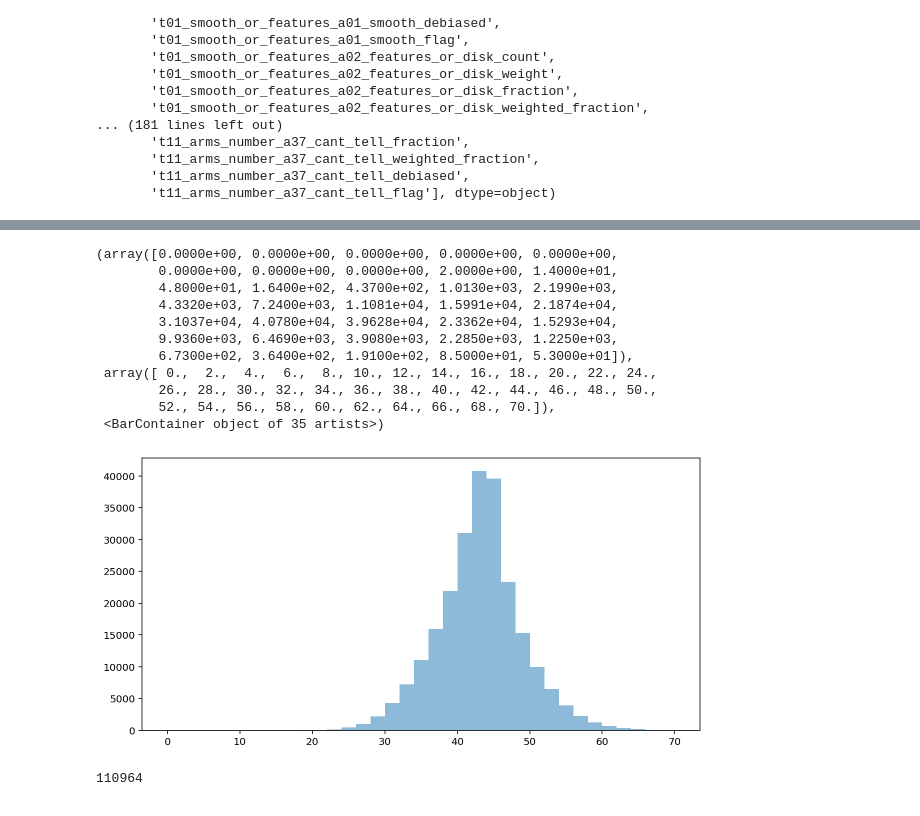
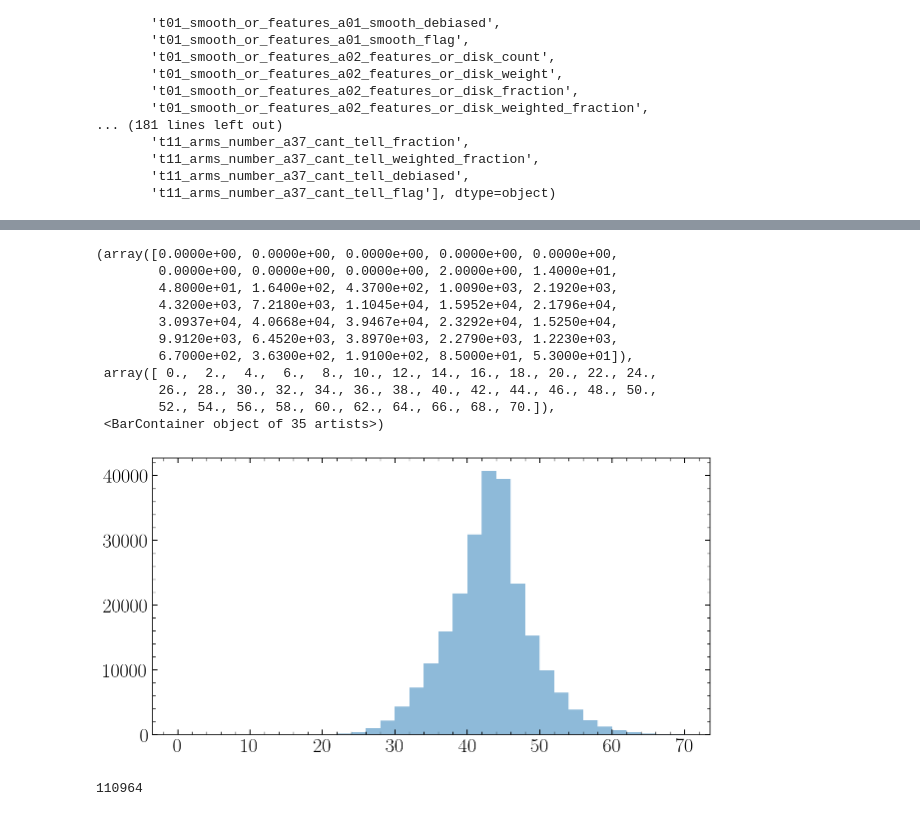
Before and after one commit to henrysky/Galaxy10, a Jupyter notebook: GZ2-SDSS-dataset.ipynb, the cells around one changed output, grey strips where cells are left out. Saved outputs shown, nothing was run; the diff lists cells and outputs as text; code cells hidden in the pictures.

```diff
--- a/GZ2-SDSS-dataset.ipynb
+++ b/GZ2-SDSS-dataset.ipynb
@@ -3,10 +3,25 @@
 
 `gz2_hart16.csv` avaliable at https://data.galaxyzoo.org/
 # %%
+import os
+
 import numpy as np
 import pandas as pd
+import pylab as plt
+from astroNN.shared.matplotlib import pylab_style
+
+pylab_style(paper=True)
 
 f_sdss = pd.read_csv("gz2_hart16.csv")
 print(f"Length of gz2_hart16.csv: {len(f_sdss)}")
+
+# not all GZ2 galaxies are covered by DECals, deleted those entries if not covered
+exists_idx = np.array(
+    [os.path.exists(f"gz2_des/{str(i).rjust(6, '0')}.jpg") for i in range(len(f_sdss))]
+)
+print(f"Number of GZ2-SDSS galaxies missing in DECals: {np.sum(~exists_idx)}")
+
+# cutout non-exist DES galaxies (while covered by SDSS)
+f_sdss = f_sdss[exists_idx]
 # %% [output]
 Length of gz2_hart16.csv: 239695
@@ -73,21 +62,27 @@ ax.tick_params(width=1, length=5, which='minor')
 # %%
 fig = plt.figure(figsize=(10, 5))
 ax = fig.gca()
-ax.hist(f_sdss["t01_smooth_or_features_a01_smooth_count"]+f_sdss["t01_smooth_or_features_a02_features_or_disk_count"]+f_sdss["t01_smooth_or_features_a03_star_or_artifact_count"],
-        range=(0, 70), bins=35, alpha=0.5)
+ax.hist(
+    f_sdss["t01_smooth_or_features_a01_smooth_count"]
+    + f_sdss["t01_smooth_or_features_a02_features_or_disk_count"]
+    + f_sdss["t01_smooth_or_features_a03_star_or_artifact_count"],
+    range=(0, 70),
+    bins=35,
+    alpha=0.5,
+)
 # %% [output]
 (array([0.0000e+00, 0.0000e+00, 0.0000e+00, 0.0000e+00, 0.0000e+00,
         0.0000e+00, 0.0000e+00, 0.0000e+00, 2.0000e+00, 1.4000e+01,
-        4.8000e+01, 1.6400e+02, 4.3700e+02, 1.0130e+03, 2.1990e+03,
-        4.3320e+03, 7.2400e+03, 1.1081e+04, 1.5991e+04, 2.1874e+04,
-        3.1037e+04, 4.0780e+04, 3.9628e+04, 2.3362e+04, 1.5293e+04,
-        9.9360e+03, 6.4690e+03, 3.9080e+03, 2.2850e+03, 1.2250e+03,
-        6.7300e+02, 3.6400e+02, 1.9100e+02, 8.5000e+01, 5.3000e+01]),
+        4.8000e+01, 1.6400e+02, 4.3700e+02, 1.0090e+03, 2.1920e+03,
+        4.3200e+03, 7.2180e+03, 1.1045e+04, 1.5952e+04, 2.1796e+04,
+        3.0937e+04, 4.0668e+04, 3.9467e+04, 2.3292e+04, 1.5250e+04,
+        9.9120e+03, 6.4520e+03, 3.8970e+03, 2.2790e+03, 1.2230e+03,
+        6.7000e+02, 3.6300e+02, 1.9100e+02, 8.5000e+01, 5.3000e+01]),
  array([ 0.,  2.,  4.,  6.,  8., 10., 12., 14., 16., 18., 20., 22., 24.,
         26., 28., 30., 32., 34., 36., 38., 40., 42., 44., 46., 48., 50.,
         52., 54., 56., 58., 60., 62., 64., 66., 68., 70.]),
  <BarContainer object of 35 artists>)
-[figure, old version]
+[figure, new version]
 # %%
 # cross-matching to see if galaxies are in GZ-DES, if not remove them
 
```
Also changed, not shown: parts of 6 cells of this notebook, 5 other files.
